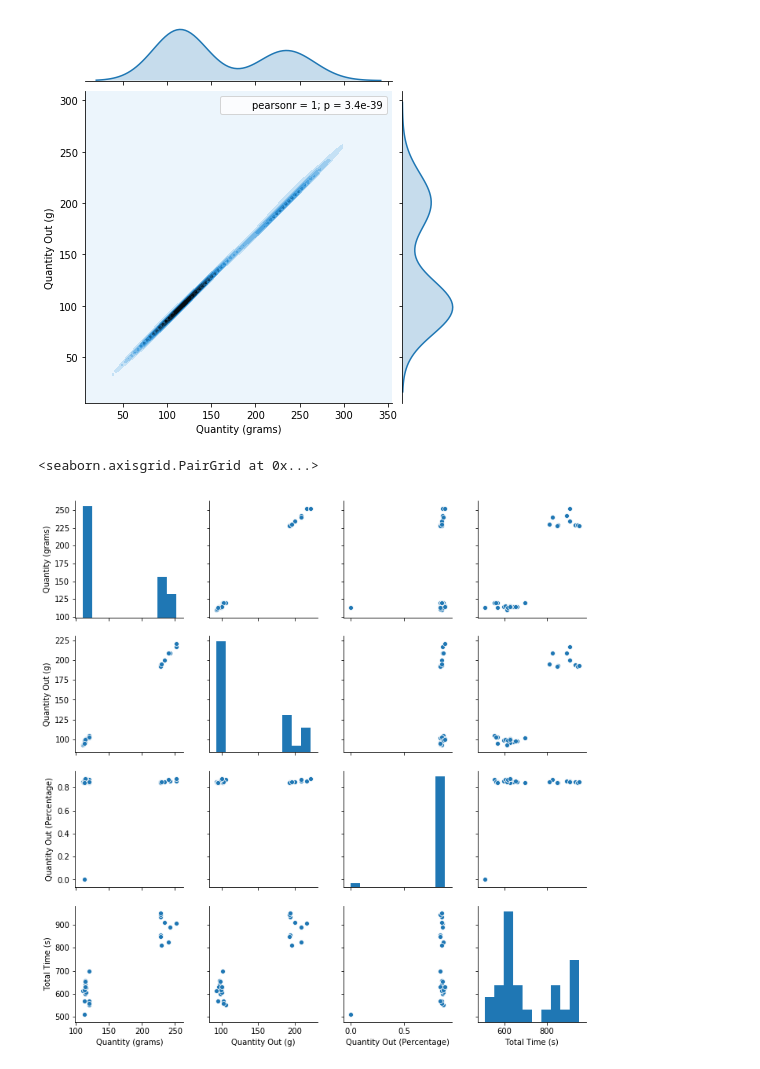
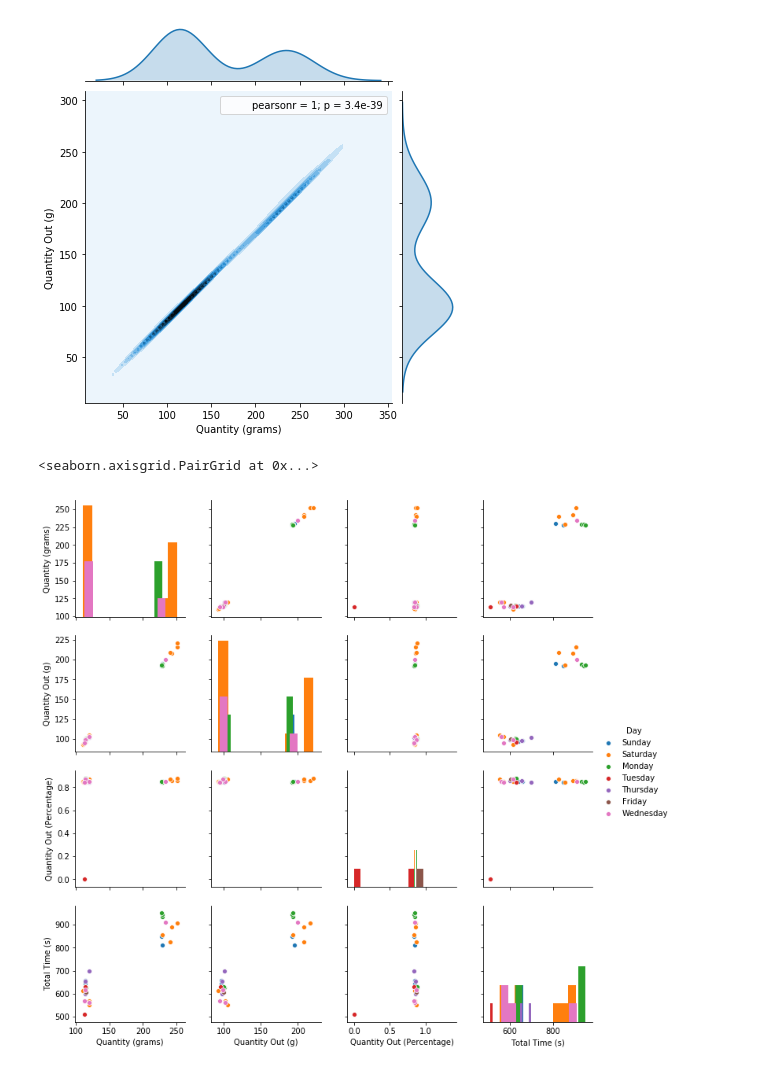
Before and after one commit to themcclure/coffee, a Jupyter notebook: visualizations.ipynb, the cells around one changed output. Cells and saved outputs as stored; diff of their text form; code cells hidden in the pictures.

Commit message:
Updated jupyter notebook with more visualizations

```diff
--- a/visualizations.ipynb
+++ b/visualizations.ipynb
@@ -76,7 +98,9 @@ plt.show()
 [figure]
 [figure]
 # %%
-sns.pairplot(roasts[['Roasted on', 'Quantity (grams)', 'Quantity Out (g)', 'Quantity Out (Percentage)', 'Total Time (s)']])
+roasts['Day'] = roasts['Roasted on'].dt.day_name()
+roasts
+sns.pairplot(roasts[['Quantity (grams)', 'Quantity Out (g)', 'Quantity Out (Percentage)', 'Total Time (s)', 'Day']], diag_kind='hist', hue='Day')
 # %% [output]
 <seaborn.axisgrid.PairGrid at 0x...>
-[figure, old version]
+[figure, new version]
```
Also changed, not shown: parts of 3 cells of this notebook.
